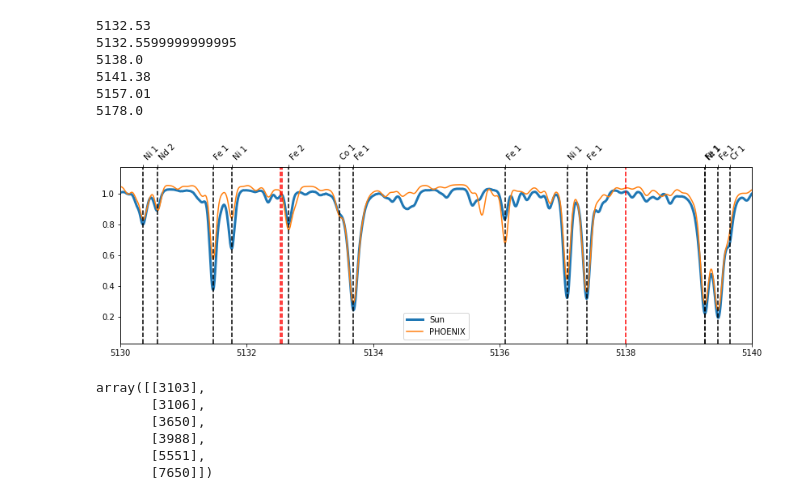
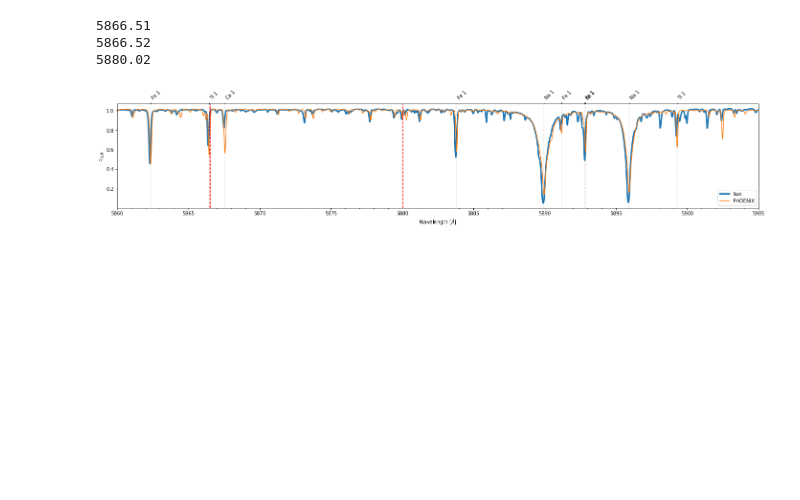
Before and after one commit to bmorris3/sharp, a Jupyter notebook: inspect_archive_moon_pearson.ipynb, the cells around one changed output. Saved outputs shown, nothing was run; the diff lists cells and outputs as text; code cells hidden in the pictures; blank space fills up the shorter version.

```diff
--- a/inspect_archive_moon_pearson.ipynb
+++ b/inspect_archive_moon_pearson.ipynb
@@ -45,3 +49,3 @@ for i in range(1, len(spectra)):
 # %%
 from astropy.time import Time
-dates = Time(list(archive), format='isot')
+dates = Time(keys, format='isot')
@@ -56,9 +63,14 @@ all_fs = []
 
 delta_wavelength = np.median(np.abs(np.diff(spectra[0].wavelength)))
 
+spectra_indices = []
+
 plt.figure(figsize=(14, 4))
 for i in range(1, len(spectra)):
+    # Quality filter
+#     if True:
     if spectra[i].flux.max() < 1.2:
+        spectra_indices.append(i)
         date_key = str(dates[i-1].datetime.date())
         all_fs.append(f_S[date_key])
         wavelength_shift = dx[i-1] * delta_wavelength
@@ -74,5 +86,6 @@ for i in range(1, len(spectra)):
 coadded /= np.median(coadded)
 
 # plt.xlim([tio - 5, tio + 5])
-plt.ylim([0, 2])
+plt.ylim([0, 1.01])
+spectra_indices = np.array(spectra_indices)
 # %% [output]
@@ -110,7 +122,9 @@ plt.hist(np.log(p), log=True);
 # %%
 metric = np.array(r) *  -np.log(p)
 
-flag = np.abs(metric) > 25
+#flag = np.abs(metric) > 0.35
+#flag = metric < -14 #-0.38
+flag = metric > 8 #-0.38
 
 ignore_last_100_channels = np.ones(len(spectra[0].wavelength))
 ignore_last_100_channels[-100:] = np.zeros(100)
@@ -144,6 +163,9 @@ phoenix_wl = get_phoenix_model_wavelengths()
 phoenix_fl = fits.getdata(get_any_metallicity_url(5800, 4.5, 0))
 phoenix_fl /= phoenix_fl.max()
 
+wl_min = spectra[0].wavelength.min()
+wl_max = spectra[0].wavelength.max()
+
 phoenix_fl = phoenix_fl[(wl_min < phoenix_wl) & (wl_max > phoenix_wl)]
 phoenix_wl = phoenix_wl[(wl_min < phoenix_wl) & (wl_max > phoenix_wl)]
 
@@ -207,44 +229,39 @@ def plot_lines(line_table, axis, n_lines, line_kwargs, upper_xaxis=True):
 # %%
 wavelength_offset = 0.49
 
-plt.figure(figsize=(14, 4))
+plt.figure(figsize=(24, 4))
 plt.plot(spectra[0].wavelength + wavelength_offset, spectral_grid.sum(axis=0)/np.median(spectral_grid.sum(axis=0)), label='Sun', lw=3)
 
 plt.plot(phoenix_wl, gaussian_filter1d(phoenix_fl, 4), label='PHOENIX')
 plt.legend()
 
 for flag_wl in spectra[0].wavelength[flag]:
     print(flag_wl + wavelength_offset)
     plt.axvline(flag_wl + wavelength_offset, ls='--', color='r')
 #     plt.xlim([flag_wl-5, flag_wl+5])
 
 # 5174.19 – Mo I
 # 5178.0 – Ir I
 
 # plt.xlim([5170, 5180])
 
-plt.xlim([5130, 5140])
+plt.xlim([5860, 5905])
 
 
 axis = plt.gca()
 
-plot_lines(table, axis, 100, dict(ls='--', color='k'))
+from matplotlib.ticker import (MultipleLocator, FormatStrFormatter,
+                               AutoMinorLocator)
+axis.xaxis.set_minor_locator(MultipleLocator(1))
+
+plot_lines(table, axis, 100, dict(ls='--', color='k', alpha=0.1))
+
+axis.set(xlabel='Wavelength [$\AA$]', ylabel='Flux')
+plt.savefig('plots/newlines.pdf', bbox_inches='tight')
 # %% [output]
-5132.53
-5132.5599999999995
-5138.0
-5141.38
-5157.01
-5178.0
+5866.51
+5866.52
+5880.02
-[figure, old version]
+[figure, new version]
-# %%
-np.argwhere(flag)
-# %% [output]
-array([[3103],
-       [3106],
-       [3650],
-       [3988],
-       [5551],
-       [7650]])
 # %%
 for flag_ind in np.argwhere(flag):
```
Also changed, not shown: parts of 14 cells of this notebook, 11 other files.
